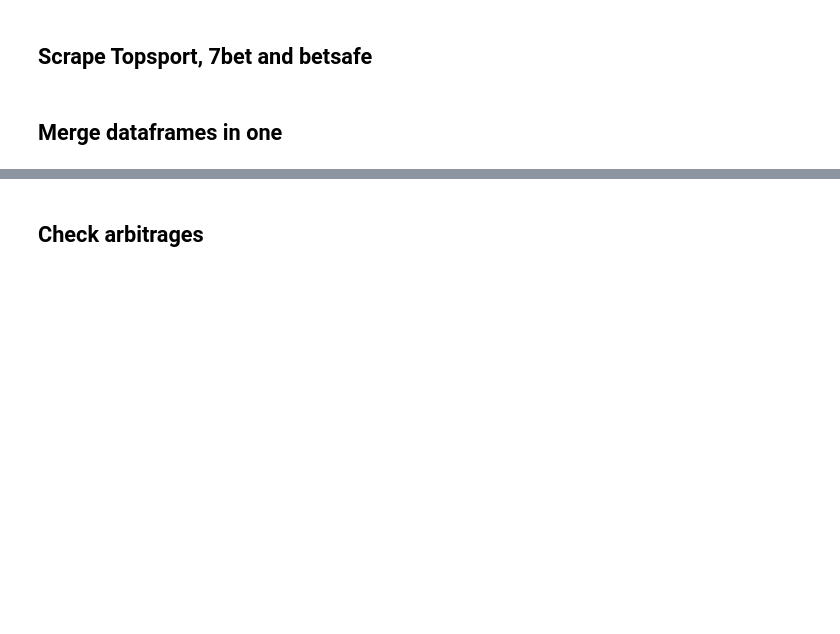
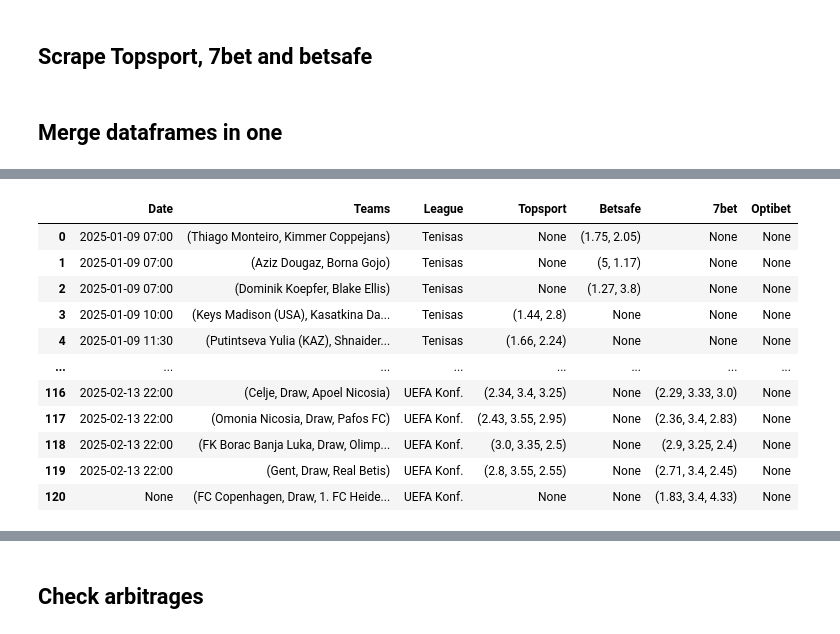
Before and after one commit to Emre905/betting-analysis, a Jupyter notebook: bet analysis.ipynb, the cells around one changed output, grey strips where cells are left out. Drawn from its saved outputs; the diff is of its cells as text; code cells hidden in the pictures; blank space fills up the shorter version.

```diff
--- a/bet analysis.ipynb
+++ b/bet analysis.ipynb
@@ -486,0 +453,91 @@ df
+# %%
+# Handle tuples to match names from different sites
+def teams_match(teams1, teams2):
+    # Remove words like "FC" since it's very common and code would still match "FC A" with "FC B"
+    teams1 = [team.lower().replace("fc", "") for team in teams1]
+    teams2 = [team.lower().replace("fc", "") for team in teams2]
+
+    return all(
+        any(word1 in team2 for team2 in teams2 for word1 in team1.split())
+        for team1 in teams1
+    ) or all(
+        any(word2 in team1 for team1 in teams1 for word2 in team2.split())
+        for team2 in teams2
+    )
+
+# List of dataframes and their names
+dataframes = {
+    'topsport': df_topsport,
+    'betsafe': df_betsafe,
+    '7bet': df_7bet,
+    'optibet': df_optibet,
+}
+
+# Define the function to merge dataframes
+def merge_dataframes(dataframes = dataframes):
+    merged_data = []
+    matched_indices = {name: set() for name in dataframes.keys()}  # Track matched row indices for each dataframe
+
+    # Iterate over each dataframe as the "source"
+    for source_name, source_df in dataframes.items():
+        for source_index, source_row in source_df.iterrows():
+            if source_index in matched_indices[source_name]:  # Skip already matched rows
+                continue
+
+            # Store the source row and matches from other dataframes
+            match_results = {source_name: source_row}
+            matched_indices[source_name].add(source_index)  # Mark the source row as matched
+
+            # Iterate over all other dataframes for matching
+            for target_name, target_df in dataframes.items():
+                if source_name != target_name:  # Avoid self-matching
+                    match = target_df[
+                        ~target_df.index.isin(matched_indices[target_name]) &  # Exclude already matched rows
+                        target_df['Teams'].apply(lambda x: teams_match(source_row['Teams'], x)) & # Check team match
+                        (target_df['League'] == source_row['League'])  # Compare leagues
+                    ]
+                    if not match.empty:
+                        match_results[target_name] = match.iloc[0]  # Take the first match
+                        matched_indices[target_name].add(match.index[0])  # Mark the matched row as used
+
+            # Append the match results
+            merged_data.append(match_results)
+
+
+    # Convert merged results into a DataFrame
+    df = pd.DataFrame([
+        {
+            'Date': next((match[frame]['Date'] for frame in match if 'Date' in match[frame]), None),
+            'Teams': next((match[frame]['Teams'] for frame in match if 'Teams' in match[frame]), None),
+            'League': next((match[frame]['League'] for frame in match if 'League' in match[frame]), None),
+            'Topsport': match.get('topsport', {}).get('Odds', None),
+            'Betsafe': match.get('betsafe', {}).get('Odds', None),
+            '7bet': match.get('7bet', {}).get('Odds', None),
+            'Optibet': match.get('optibet', {}).get('Odds', None),
+        }
+        for match in merged_data
+    ])
+
+    return df
+
+# Log the start of merging
+logging.info("Started merging dataframes")
+
+df = merge_dataframes(dataframes)
+# Sort the DataFrame by 'Date' and then by 'League' within each league
+df = df.sort_values(by=['Date', 'League'], ascending=[True, True]).reset_index(drop=True)
+logging.info(f"Merged {len(df)} matches")
+df
+# %% [output]
+|  | Date | Teams | League | Topsport | Betsafe | 7bet | Optibet |
+| 0 | 2025-01-09 07:00 | (Thiago Monteiro, Kimmer Coppejans) | Tenisas | None | (1.75, 2.05) | None | None |
+| 1 | 2025-01-09 07:00 | (Aziz Dougaz, Borna Gojo) | Tenisas | None | (5, 1.17) | None | None |
+| 2 | 2025-01-09 07:00 | (Dominik Koepfer, Blake Ellis) | Tenisas | None | (1.27, 3.8) | None | None |
+| 3 | 2025-01-09 10:00 | (Keys Madison (USA), Kasatkina Da... | Tenisas | (1.44, 2.8) | None | None | None |
+| 4 | 2025-01-09 11:30 | (Putintseva Yulia (KAZ), Shnaider... | Tenisas | (1.66, 2.24) | None | None | None |
+| ... | ... | ... | ... | ... | ... | ... | ... |
+| 116 | 2025-02-13 22:00 | (Celje, Draw, Apoel Nicosia) | UEFA Konf. | (2.34, 3.4, 3.25) | None | (2.29, 3.33, 3.0) | None |
+| 117 | 2025-02-13 22:00 | (Omonia Nicosia, Draw, Pafos FC) | UEFA Konf. | (2.43, 3.55, 2.95) | None | (2.36, 3.4, 2.83) | None |
+| 118 | 2025-02-13 22:00 | (FK Borac Banja Luka, Draw, Olimp... | UEFA Konf. | (3.0, 3.35, 2.5) | None | (2.9, 3.25, 2.4) | None |
+| 119 | 2025-02-13 22:00 | (Gent, Draw, Real Betis) | UEFA Konf. | (2.8, 3.55, 2.55) | None | (2.71, 3.4, 2.45) | None |
+| 120 | None | (FC Copenhagen, Draw, 1. FC Heide... | UEFA Konf. | None | None | (1.83, 3.4, 4.33) | None |
```
Also changed, not shown: parts of 11 cells of this notebook, 3 other files.
